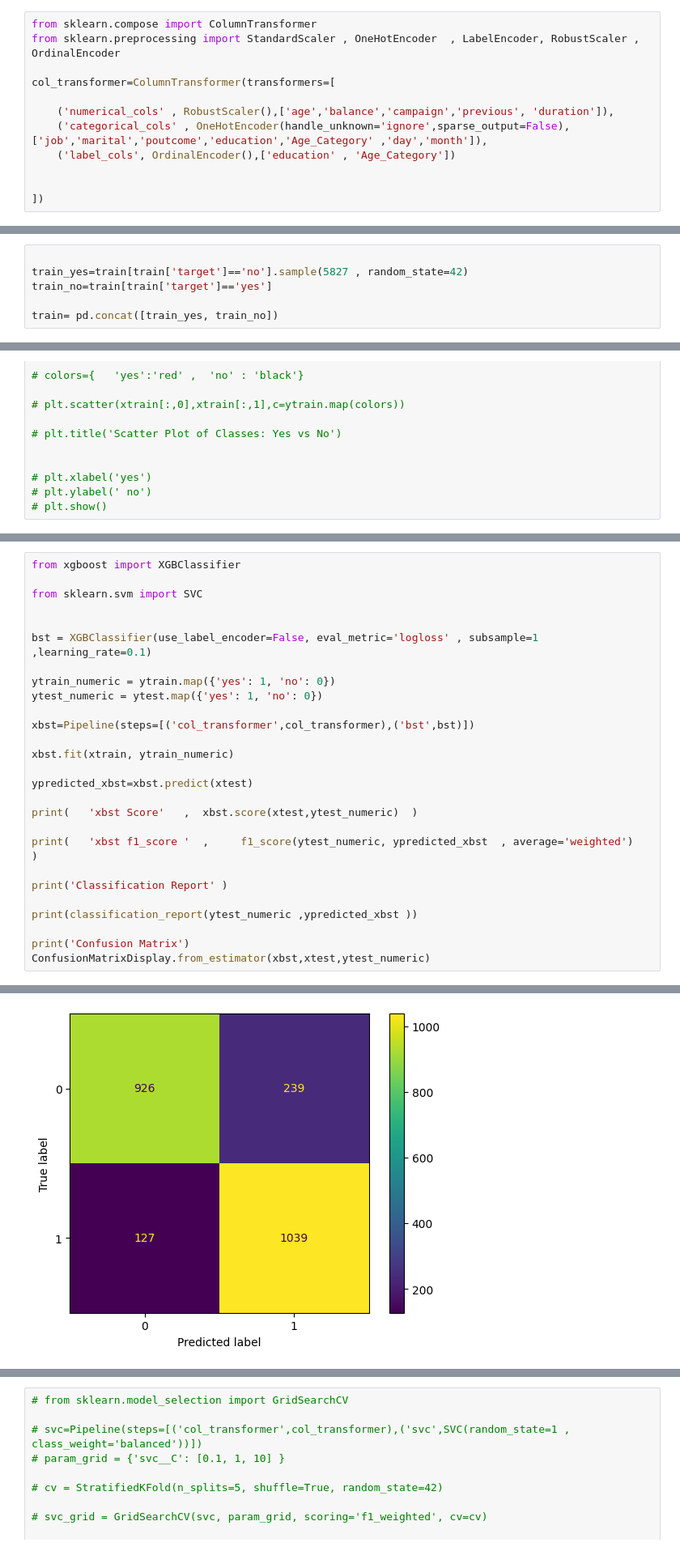
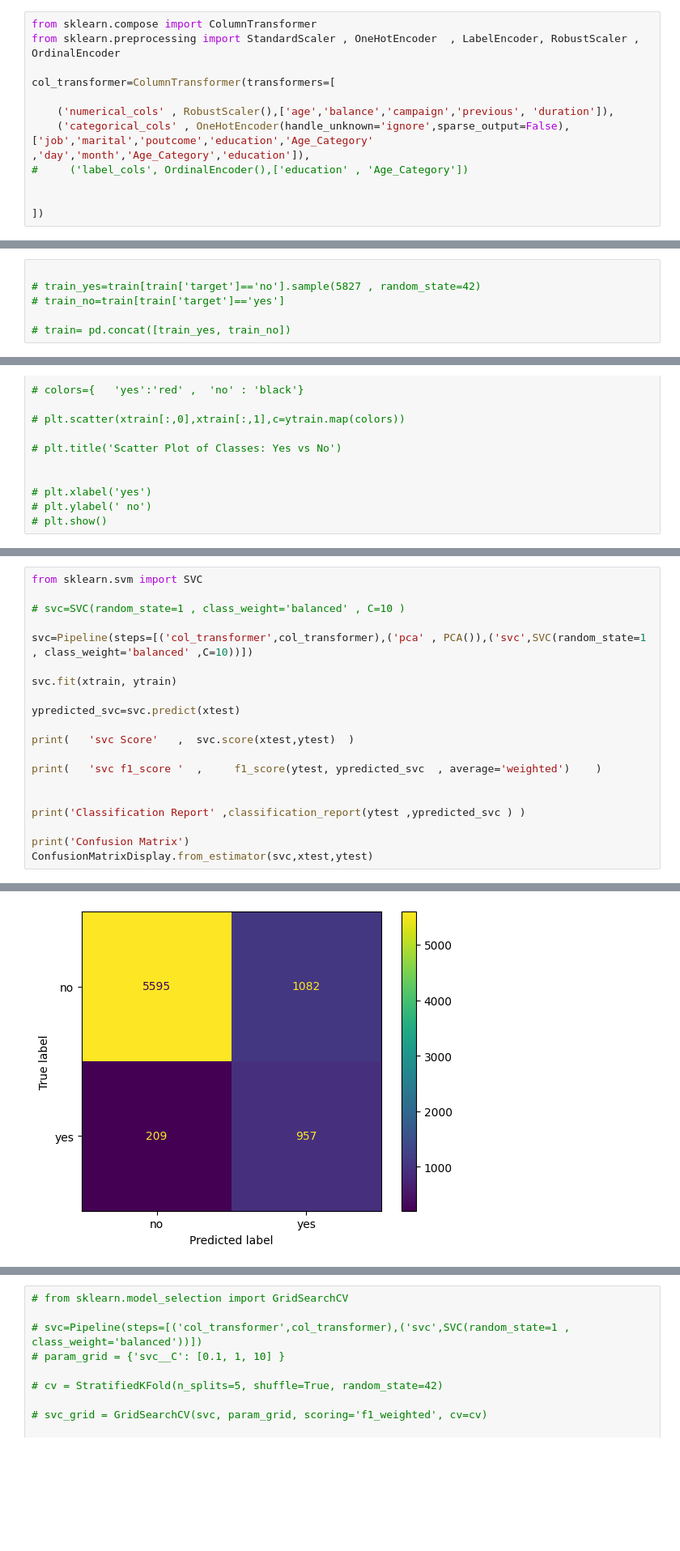
Before and after one commit to linisha04/Predict-the-Success-of-Bank-telemarketing, a Jupyter notebook: liniiiii.ipynb, the cells around one changed output, grey strips where cells are left out. Shown at 81% size. Cells and saved outputs as stored; diff of their text form; blank space fills up the shorter version.

Commit message:
Kaggle Notebook | 22f2000254-notebook-t32024 | 43-randomForestClassifier-pca

```diff
--- a/liniiiii.ipynb
+++ b/liniiiii.ipynb
@@ -846,8 +846,8 @@ from sklearn.preprocessing import StandardScaler , OneHotEncoder  , LabelEncoder
 col_transformer=ColumnTransformer(transformers=[
 
     ('numerical_cols' , RobustScaler(),['age','balance','campaign','previous', 'duration']),
-    ('categorical_cols' , OneHotEncoder(handle_unknown='ignore',sparse_output=False),['job','marital','poutcome','education','Age_Category' ,'day','month']),
-    ('label_cols', OrdinalEncoder(),['education' , 'Age_Category'])
+    ('categorical_cols' , OneHotEncoder(handle_unknown='ignore',sparse_output=False),['job','marital','poutcome','education','Age_Category' ,'day','month','Age_Category','education']),
+#     ('label_cols', OrdinalEncoder(),['education' , 'Age_Category'])
 
 
 ])
@@ -873,10 +873,10 @@ train.shape
 (39211, 21)
 # %%
 
-train_yes=train[train['target']=='no'].sample(5827 , random_state=42)
-train_no=train[train['target']=='yes']
+# train_yes=train[train['target']=='no'].sample(5827 , random_state=42)
+# train_no=train[train['target']=='yes']
 
-train= pd.concat([train_yes, train_no])
+# train= pd.concat([train_yes, train_no])
 # %%
 train.shape
 # %% [output]
@@ -1095,28 +1065,21 @@ Confusion Matrix
 # %%
-from xgboost import XGBClassifier
-
 from sklearn.svm import SVC
 
+# svc=SVC(random_state=1 , class_weight='balanced' , C=10 )
 
-bst = XGBClassifier(use_label_encoder=False, eval_metric='logloss' , subsample=1 ,learning_rate=0.1)
+svc=Pipeline(steps=[('col_transformer',col_transformer),('pca' , PCA()),('svc',SVC(random_state=1 , class_weight='balanced' ,C=10))])
 
-ytrain_numeric = ytrain.map({'yes': 1, 'no': 0})
-ytest_numeric = ytest.map({'yes': 1, 'no': 0})
+svc.fit(xtrain, ytrain)
 
-xbst=Pipeline(steps=[('col_transformer',col_transformer),('bst',bst)])
+ypredicted_svc=svc.predict(xtest)
 
-xbst.fit(xtrain, ytrain_numeric)
+print(   'svc Score'   ,  svc.score(xtest,ytest)  )
 
-ypredicted_xbst=xbst.predict(xtest)
+print(   'svc f1_score '  ,     f1_score(ytest, ypredicted_svc  , average='weighted')    )
 
-print(   'xbst Score'   ,  xbst.score(xtest,ytest_numeric)  )
 
-print(   'xbst f1_score '  ,     f1_score(ytest_numeric, ypredicted_xbst  , average='weighted')    )
-
-print('Classification Report' )
-
-print(classification_report(ytest_numeric ,ypredicted_xbst ))
+print('Classification Report' ,classification_report(ytest ,ypredicted_svc ) )
 
 print('Confusion Matrix')
-ConfusionMatrixDisplay.from_estimator(xbst,xtest,ytest_numeric)
+ConfusionMatrixDisplay.from_estimator(svc,xtest,ytest)
 # %% [output]
@@ -1134,4 +1096,4 @@ weighted avg       0.85      0.84      0.84      2331
 
 Confusion Matrix
 <sklearn.metrics._plot.confusion_matrix.ConfusionMatrixDisplay at 0x...>
-[figure, old version]
+[figure, new version]
```
Also changed, not shown: parts of 16 cells of this notebook.
